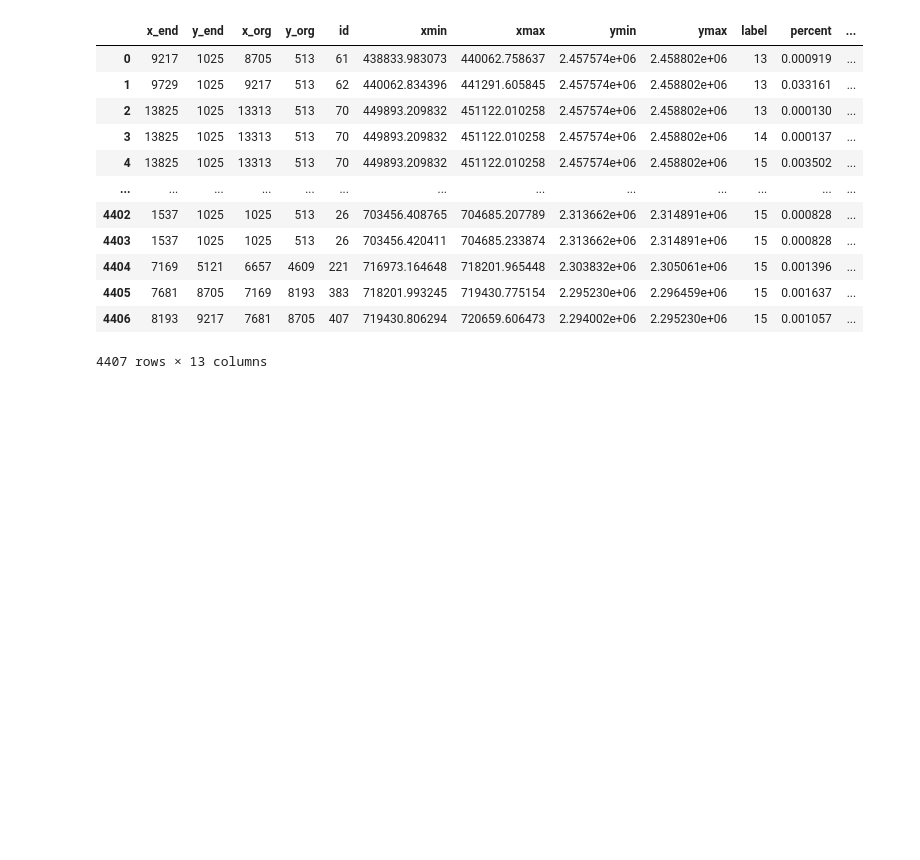
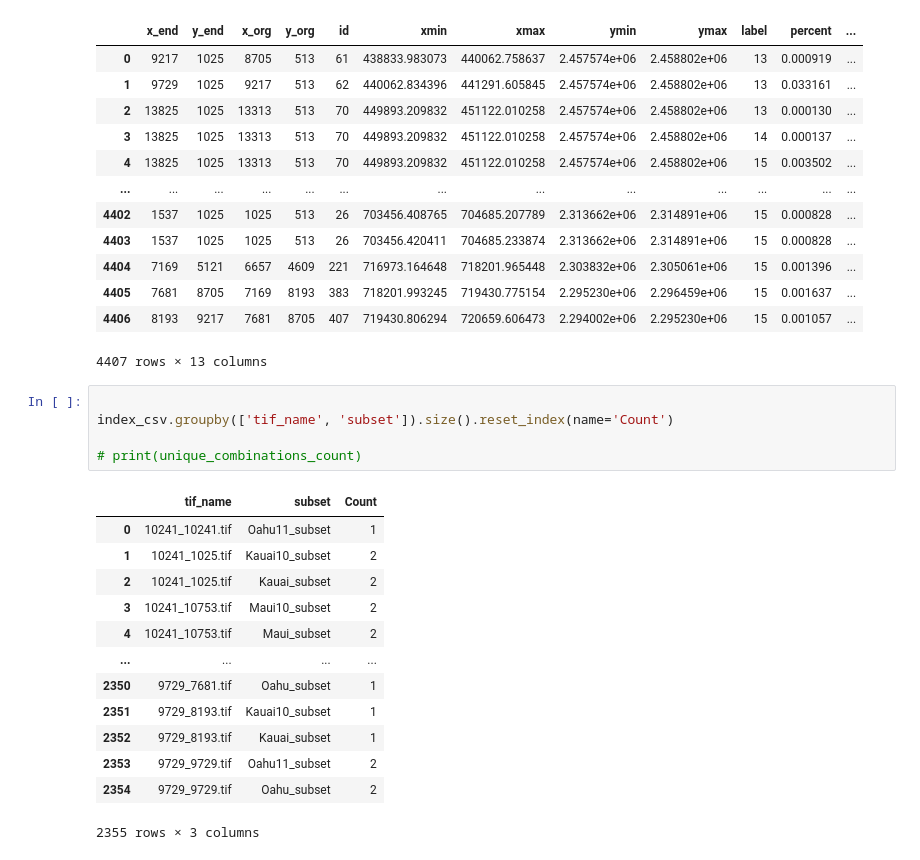
Before and after one commit to aml7hawaiiedu/CCAPLandCoverProject, a Jupyter notebook: CCAP_UNET_Fall2023.ipynb, the cells around one changed output. Saved outputs shown, nothing was run; the diff lists cells and outputs as text; blank space fills up the shorter version.

```diff
--- a/CCAP_UNET_Fall2023.ipynb
+++ b/CCAP_UNET_Fall2023.ipynb
@@ -163,3 +163,22 @@ index_csv
 | 4405 | 7681 | 8705 | 7169 | 8193 | 383 | 718201.993245 | 719430.775154 | 2.295230e+06 | 2.296459e+06 | 15 | 0.001637 | ... |
 | 4406 | 8193 | 9217 | 7681 | 8705 | 407 | 719430.806294 | 720659.606473 | 2.294002e+06 | 2.295230e+06 | 15 | 0.001057 | ... |
 4407 rows × 13 columns
+# %%
+
+index_csv.groupby(['tif_name', 'subset']).size().reset_index(name='Count')
+
+# print(unique_combinations_count)
+# %% [output]
+|  | tif_name | subset | Count |
+| 0 | 10241_10241.tif | Oahu11_subset | 1 |
+| 1 | 10241_1025.tif | Kauai10_subset | 2 |
+| 2 | 10241_1025.tif | Kauai_subset | 2 |
+| 3 | 10241_10753.tif | Maui10_subset | 2 |
+| 4 | 10241_10753.tif | Maui_subset | 2 |
+| ... | ... | ... | ... |
+| 2350 | 9729_7681.tif | Oahu_subset | 1 |
+| 2351 | 9729_8193.tif | Kauai10_subset | 1 |
+| 2352 | 9729_8193.tif | Kauai_subset | 1 |
+| 2353 | 9729_9729.tif | Oahu11_subset | 2 |
+| 2354 | 9729_9729.tif | Oahu_subset | 2 |
+2355 rows × 3 columns
```
